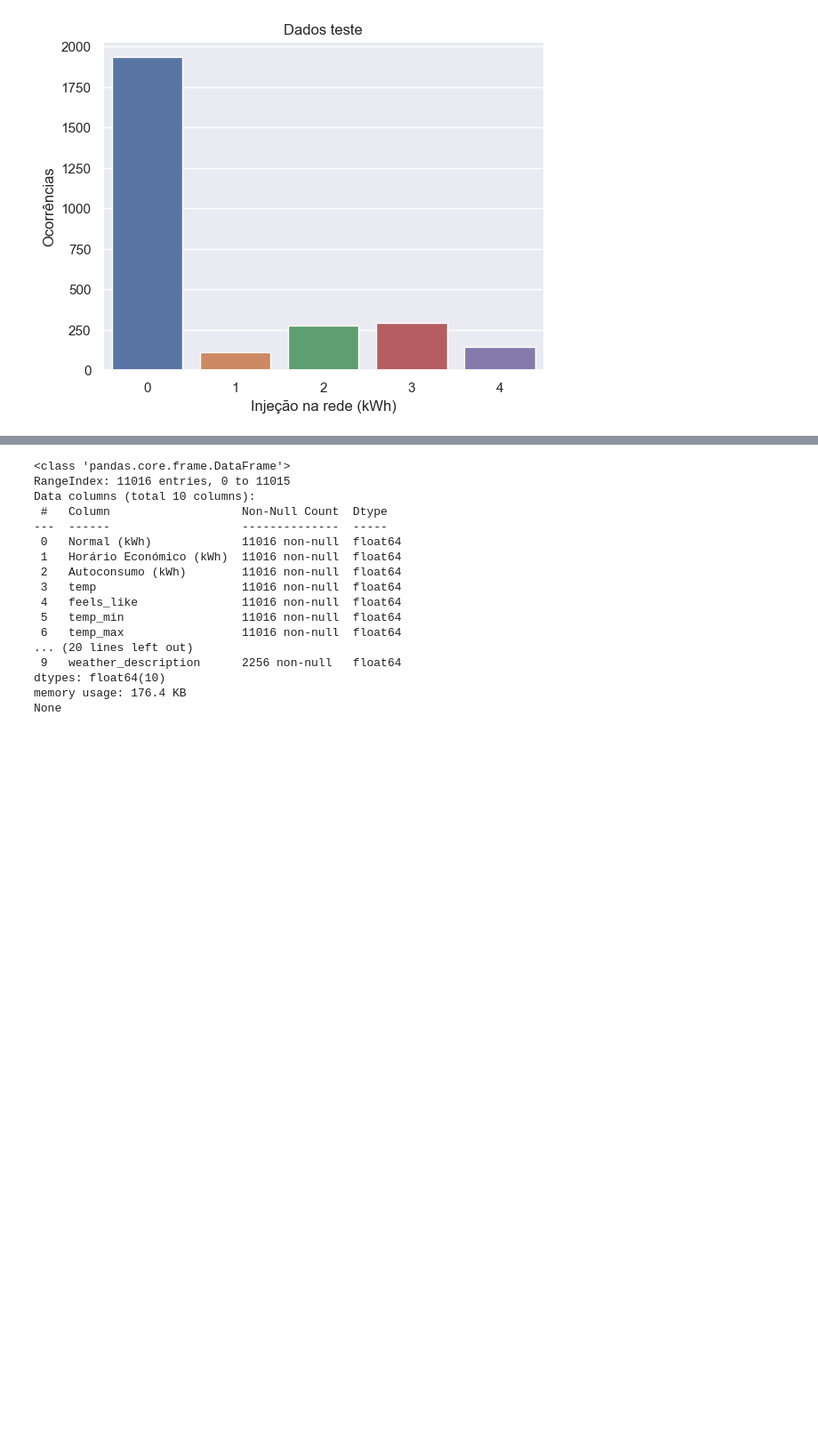
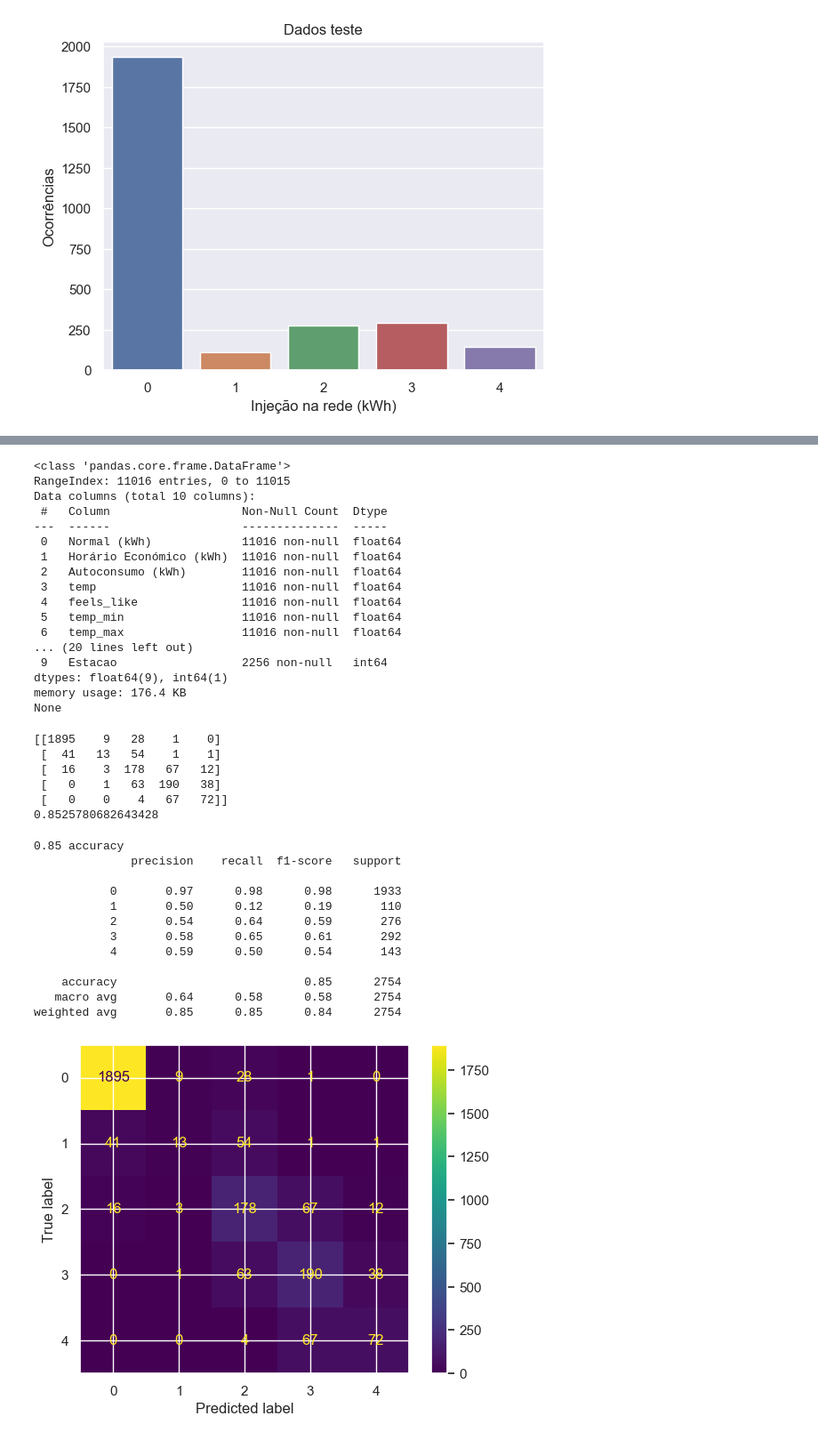
Before and after one commit to JoseBambora/ProjetoDAA, a Jupyter notebook: DatasetCompetition/decision_tree.ipynb, the cells around one changed output, grey strips where cells are left out. Shown at 89% size. Drawn from its saved outputs; the diff is of its cells as text; code cells hidden in the pictures; blank space fills up the shorter version.

Commit message:
Added Random Forest Trees.

```diff
--- a/DatasetCompetition/decision_tree.ipynb
+++ b/DatasetCompetition/decision_tree.ipynb
@@ -60,7 +60,7 @@ Drop columns with low correlation in relation to the label
 # %%
 data_dt   = data.copy()
 data_dt_test = data_test.copy()
-rem = ['dt','pressure','wind_speed','Mes','Hora','city_name','Data','rain_1h']
+rem = ['dt','pressure','wind_speed','Mes','Hora','city_name','Data','rain_1h','clouds_all']
 data_dt.drop(rem,axis=1,inplace=True)
 data_dt_test.drop(rem ,axis=1,inplace=True)
 nulls = True
@@ -70,7 +70,7 @@ if nulls:
     data_dt_test['temp_min']            = data_dt_test['temp_min'].fillna(0)
     data_dt_test['temp_max']            = data_dt_test['temp_max'].fillna(0)
     data_dt_test['humidity']            = data_dt_test['humidity'].fillna(0)
-    data_dt_test['clouds_all']          = data_dt_test['clouds_all'].fillna(0)
+    # data_dt_test['clouds_all']          = data_dt_test['clouds_all'].fillna(0)
     data_dt_test['weather_description'] = data_dt_test['weather_description'].fillna(0)
 
 data_dt.info()
@@ -197,8 +197,8 @@ Data columns (total 10 columns):
  5   temp_min                 11016 non-null  float64
  6   temp_max                 11016 non-null  float64
 ... (20 lines left out)
- 9   weather_description      2256 non-null   float64
-dtypes: float64(10)
+ 9   Estacao                  2256 non-null   int64
+dtypes: float64(9), int64(1)
 memory usage: 176.4 KB
 None
 # %%
@@ -210,0 +212,31 @@ submission_df.to_csv('grupo20_dt.csv', index=False)
+# %%
+from sklearn.ensemble import RandomForestClassifier
+model_rft = RandomForestClassifier(max_depth=10,random_state=random, min_samples_split=5, min_samples_leaf=2)
+model_rft.fit(X_train,y_train.values.ravel())
+predictions_rft = model_rft.predict(X_test)
+# %%
+print(confusion_matrix(y_test,predictions_rft))
+print(accuracy_score(y_test,predictions_rft))
+# %% [output]
+[[1895    9   28    1    0]
+ [  41   13   54    1    1]
+ [  16    3  178   67   12]
+ [   0    1   63  190   38]
+ [   0    0    4   67   72]]
+0.8525780682643428
+# %%
+stats_confusion_matrix(model_rft,X_test,y_test)
+# %% [output]
+0.85 accuracy
+              precision    recall  f1-score   support
+
+           0       0.97      0.98      0.98      1933
+           1       0.50      0.12      0.19       110
+           2       0.54      0.64      0.59       276
+           3       0.58      0.65      0.61       292
+           4       0.59      0.50      0.54       143
+
+    accuracy                           0.85      2754
+   macro avg       0.64      0.58      0.58      2754
+weighted avg       0.85      0.85      0.84      2754
+[figure, added]
```
Also changed, not shown: parts of 7 cells of this notebook, 3 other files.
